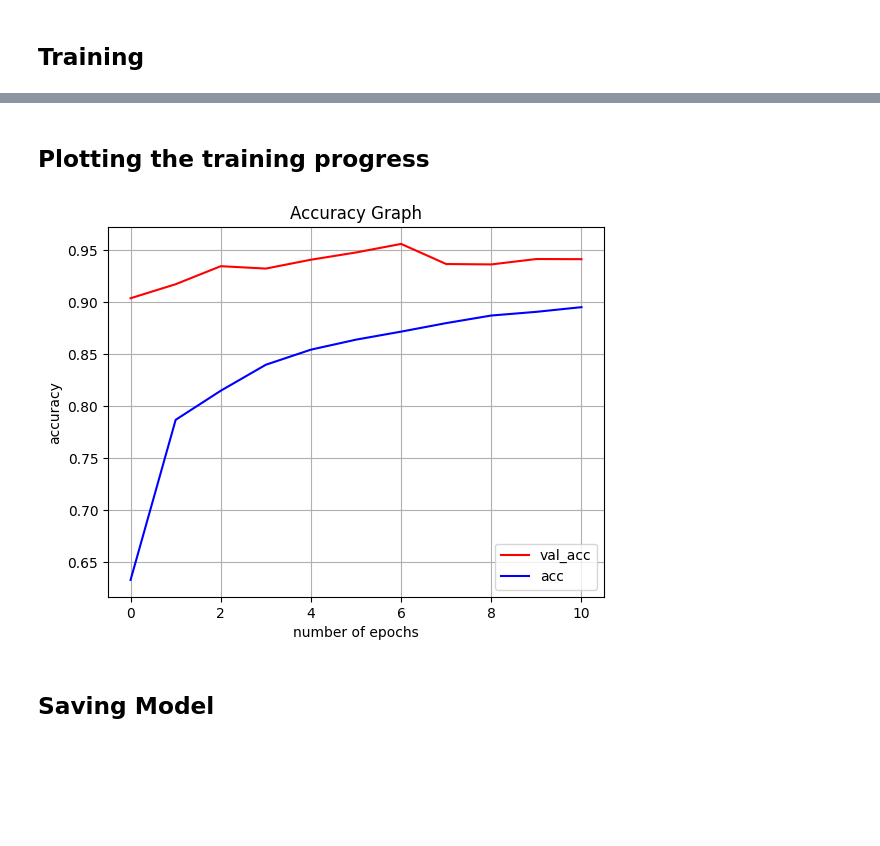
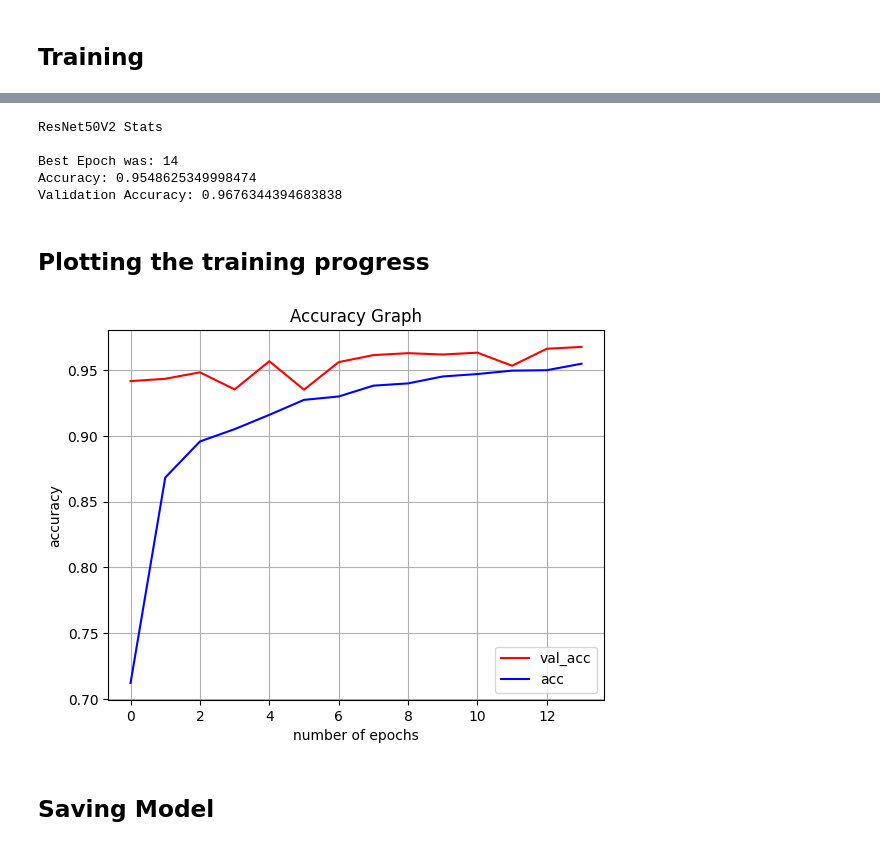
Before and after one commit to Palmgrenoskari/machineLearning, a Jupyter notebook: BSc/resnet50V2.ipynb, the cells around one changed output, grey strips where cells are left out. Drawn from its saved outputs; the diff is of its cells as text; code cells hidden in the pictures; blank space fills up the shorter version.

```diff
--- a/BSc/resnet50V2.ipynb
+++ b/BSc/resnet50V2.ipynb
@@ -20,7 +18,7 @@ from keras.applications.resnet_v2 import ResNet50V2
 # Parameters
 img_height = 100
 img_width = 100
-batch_size = 32
+batch_size = 64
 num_classes = 131
 epochs = 15
 # %% [markdown]
@@ -111,14 +131,14 @@ _________________________________________________________________
 ## Training
 # %%
 """
-Callback function to stop the model if the validation accuracy hasn't improved by 1 percentage in the last 5 epochs
-and then choosing the best model.
+Callback function to run epochs until the model's validation accuracy
+doesn't improve for at least 0.5% during the 5 last epochs.
 """
 callback = EarlyStopping(
     monitor='val_accuracy',
     mode='max',
-    patience=5,
-    min_delta=0.01,
+    patience = 5,
+    min_delta=0.005,
     restore_best_weights=True
 )
 
@@ -130,7 +150,5 @@ history = model.fit(
     verbose=1,
     callbacks=[callback]
 )
-
-print('Test accuracy:', test_acc)
 # %% [output]
 Epoch 1/15
@@ -153,16 +171,39 @@ Epoch 11/15
+# %%
+# Find the epoch with the highest validation accuracy
+best_epoch = np.argmax(history.history['val_accuracy']) + 1
+best_val_accuracy = history.history['val_accuracy'][best_epoch - 1]
+best_accuracy = history.history['accuracy'][best_epoch - 1]
+
+# Print the results
+print("ResNet50V2 Stats", "\n")
+
+print(f"Best Epoch was: {best_epoch}")
+print(f"Accuracy: {best_accuracy}")
+print(f"Validation Accuracy: {best_val_accuracy}")
+# %% [output]
+ResNet50V2 Stats
+
+Best Epoch was: 14
+Accuracy: 0.9548625349998474
+Validation Accuracy: 0.9676344394683838
 # %% [markdown]
 ## Plotting the training progress
 # %%
+"""
+Plotting validation accuracy and accuracy.
+If validation accuracy is higher than plain accuracy its good.
+Other way around it means the model is overfitting.
+"""
 plt.plot(history.history["val_accuracy"],color="r",label="val_acc")
 plt.plot(history.history["accuracy"], color="b", label="acc" )
 plt.title("Accuracy Graph")
 plt.xlabel("number of epochs")
 plt.ylabel("accuracy")
 plt.legend()
 plt.grid()
 plt.show()
 # %% [output]
-[figure, old version]
+[figure, new version]
 # %% [markdown]
 ## Saving Model
 # %%
```
Also changed, not shown: parts of 8 cells of this notebook.
